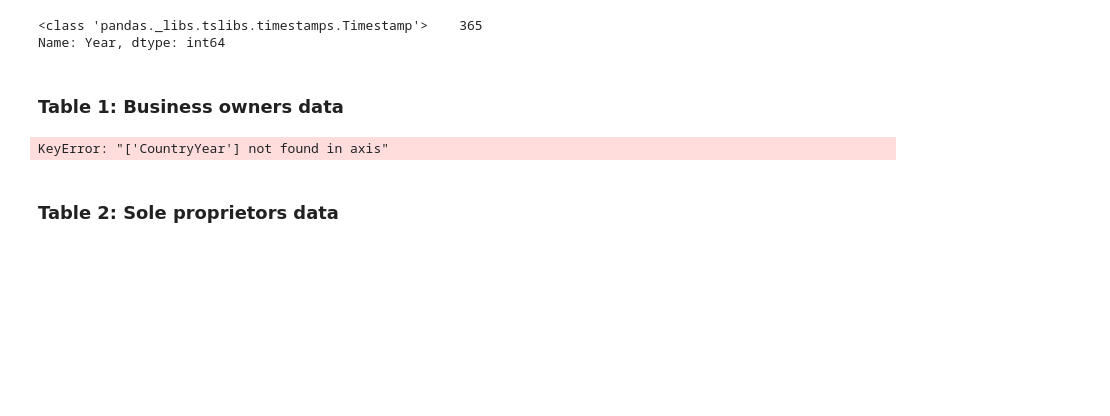
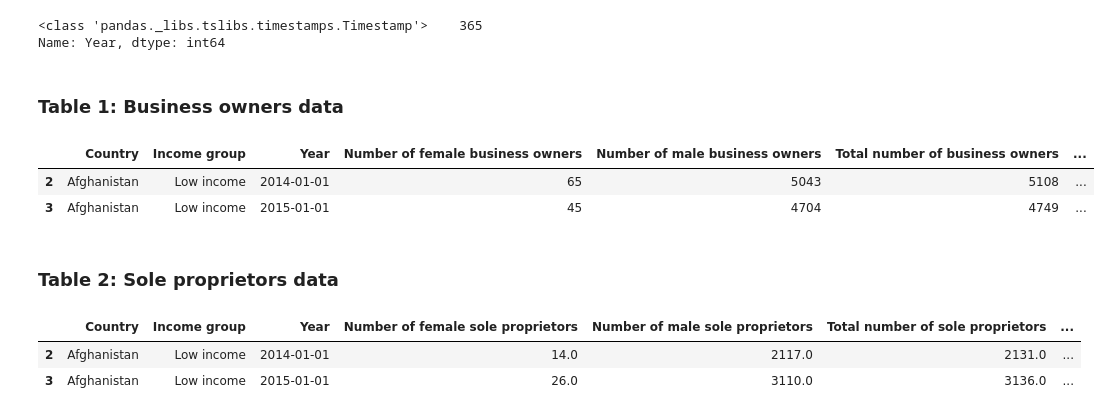
Before and after one commit to sabrinabluhm/femaleEntrepreneurship, a Jupyter notebook: Data/World Bank Data - Entrepreneurs.ipynb, the cells around one changed output. Saved outputs shown, nothing was run; the diff lists cells and outputs as text; code cells hidden in the pictures; blank space fills up the shorter version.

Commit message:
clean data and add tables for business Owners and directors

```diff
--- a/Data/World Bank Data - Entrepreneurs.ipynb
+++ b/Data/World Bank Data - Entrepreneurs.ipynb
@@ -138,22 +138,22 @@ Name: Year, dtype: int64
 # %%
 # create new data frame for all data regarding business owners
 businessOwners = worldbankdata.drop(columns=
                                     ['Number of female sole proprietors',
                                      'Number of male sole proprietors',
                                      'Total number of sole proprietors',
                                      'Total number of sole proprietors',
 
                                      'Number of female directors',
                                      'Number of male directors',
                                      'Total number of directors',
 
-                                     'Share of female business owners',
-                                     'Share of male business owners',
                                      'Share of female sole proprietors',
                                      'Share of male sole proprietors',
                                      'Share of female directors',
-                                     'Share of male directors',
-                                     'CountryYear'])
+                                     'Share of male directors'])
+businessOwners.head(2)
 # %% [output]
-KeyError: "['CountryYear'] not found in axis"
+|  | Country | Income group | Year | Number of female business owners | Number of male business owners | Total number of business owners | ... |
+| 2 | Afghanistan | Low income | 2014-01-01 | 65 | 5043 | 5108 | ... |
+| 3 | Afghanistan | Low income | 2015-01-01 | 45 | 4704 | 4749 | ... |
 # %%
@@ -166,0 +164,20 @@ businessOwners.to_csv(r'/Users/sabrinarubert/Git/femaleEntrepreneurship/Data/bus
+# %%
+# create new dataframe for all data regarding sole proprietors
+soleProprietors = worldbankdata.drop(columns=
+                                    ['Number of female business owners',
+                                     'Number of male business owners',
+                                     'Total number of business owners',
+
+                                     'Number of female directors',
+                                     'Number of male directors',
+                                     'Total number of directors',
+
+                                     'Share of female business owners',
+                                     'Share of male business owners',
+                                     'Share of female directors',
+                                     'Share of male directors'])
+soleProprietors.head(2)
+# %% [output]
+|  | Country | Income group | Year | Number of female sole proprietors | Number of male sole proprietors | Total number of sole proprietors | ... |
+| 2 | Afghanistan | Low income | 2014-01-01 | 14.0 | 2117.0 | 2131.0 | ... |
+| 3 | Afghanistan | Low income | 2015-01-01 | 26.0 | 3110.0 | 3136.0 | ... |
```
Also changed, not shown: parts of 12 cells of this notebook, 4 other files.
